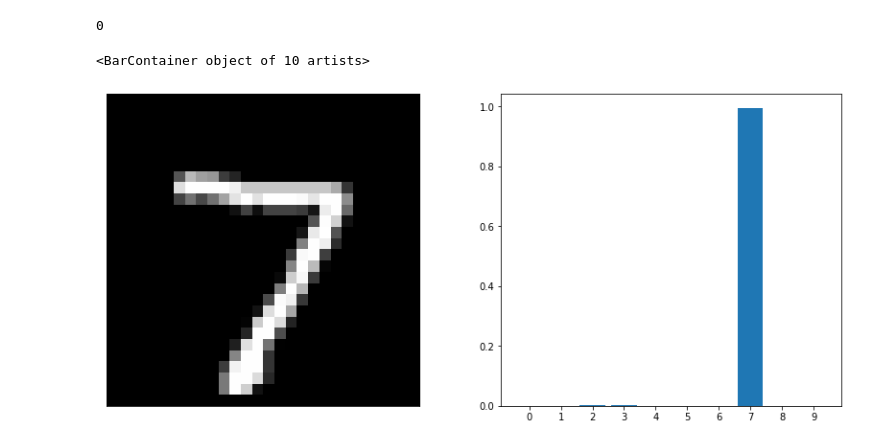
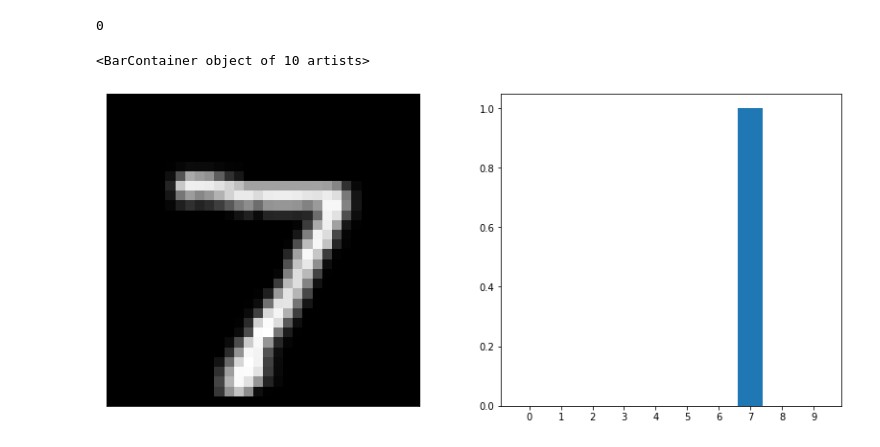
Before and after one commit to ChienChia000/CLASS_Image-Processing-Computer-Vision, a Jupyter notebook: HW1/src/opencv HW1 Part5.ipynb, the cells around one changed output. Drawn from its saved outputs; the diff is of its cells as text; code cells hidden in the pictures.

```diff
--- a/HW1/src/opencv HW1 Part5.ipynb
+++ b/HW1/src/opencv HW1 Part5.ipynb
@@ -25,7 +25,7 @@ OPTIMIZER = "SGD"
 PRINT_FREQ = 100
 TRAIN_NUMS = 50000
 def downloadMNIST():
-    data_transform = transforms.Compose([transforms.ToTensor()])
+    data_transform = transforms.Compose([transforms.Resize((32, 32)), transforms.ToTensor(), transforms.Normalize((0.1307,), (0.3081,))])
     train_data = datasets.MNIST(root="./", train=True,download=True, transform=data_transform)
 
     train_loader = DataLoader(train_data, batch_size=BATCH_SIZE, sampler=SubsetRandomSampler(range(TRAIN_NUMS)))
@@ -171,33 +171,47 @@ class Trainer:
 class CNN(nn.Module):
     def __init__(self):
         super().__init__()
-        self.conv1, self.conv2 = None, None
-        self.fc1, self.fc2 = None, None
+        self.conv1, self.conv3 = None, None
+        self.sub2, self.sub4 = None, None
+        self.fc1, self.fc2, self.fc3 = None, None, None
 
         self.conv1 = nn.Sequential(
-            nn.Conv2d(1, 16, kernel_size=3, stride=2, padding=0, bias=False),
+            nn.Conv2d(1, 6, kernel_size=5, stride=1, padding=0, bias=True),
             nn.ReLU(inplace=False)
         )
+        self.sub2 = nn.Sequential(
+            nn.MaxPool2d(kernel_size=2)
+        )
         self.conv2 = nn.Sequential(
-            nn.Conv2d(16, 32, kernel_size=3, stride=2, padding=0, bias=False),
+            nn.Conv2d(6, 16, kernel_size=5, stride=1, padding=0, bias=True),
             nn.ReLU(inplace=False)
+        )
+        self.sub4 = nn.Sequential(
+            nn.MaxPool2d(kernel_size=2)
         )
 
         self.fc1 = nn.Sequential(
-            nn.Linear(1152, 200, bias = False),
+            nn.Linear(16*5*5, 120),
             nn.ReLU(inplace=False)
         )
         self.fc2 = nn.Sequential(
-            nn.Linear(200, 10, bias = False)
+            nn.Linear(120, 84),
+            nn.ReLU(inplace=False)
+        )
+        self.fc3 = nn.Sequential(
+            nn.Linear(84, 10)
         )
 
     def forward(self, x):
-        out = None
-        out = self.conv1(x)
+        out = x
+        out = self.conv1(out)
+        out = self.sub2(out)
         out = self.conv2(out)
+        out = self.sub4(out)
         out = flatten(out)
         out = self.fc1(out)
         out = self.fc2(out)
+        out = self.fc3(out)
         return out
 
 
@@ -375,26 +389,26 @@ print(testIndex)
 # %%
 fig = plt.figure(figsize=(14, 6), num='5.5')
 TEST_IMAGE, test_image_label = test_data[testIndex]
 test_image = np.array(TEST_IMAGE, dtype='float')
-pixels = test_image.reshape((28, 28))
+pixels = test_image.reshape((32, 32))
 fig.add_subplot(1, 2, 1)
 plt.xticks([])
 plt.yticks([])
 plt.imshow(pixels, cmap='gray')
 fig.show()
 
 # Test Model
 model.eval()
 test = DataLoader(test_data[testIndex])
 test_x, test_y = test
 output = model(test_x)
 output = F.softmax(output, dim=1)
 output = output.tolist()[0]
 
 outputProbLabel = [0, 1, 2, 3, 4, 5, 6, 7, 8, 9]
 fig.add_subplot(1, 2, 2)
 plt.xticks([0, 1, 2, 3, 4, 5, 6, 7, 8, 9])
 plt.bar(outputProbLabel, output)
 # %% [output]
 <BarContainer object of 10 artists>
-[figure, old version]
+[figure, new version]
```
Also changed, not shown: parts of 9 cells of this notebook, 13 other files.
